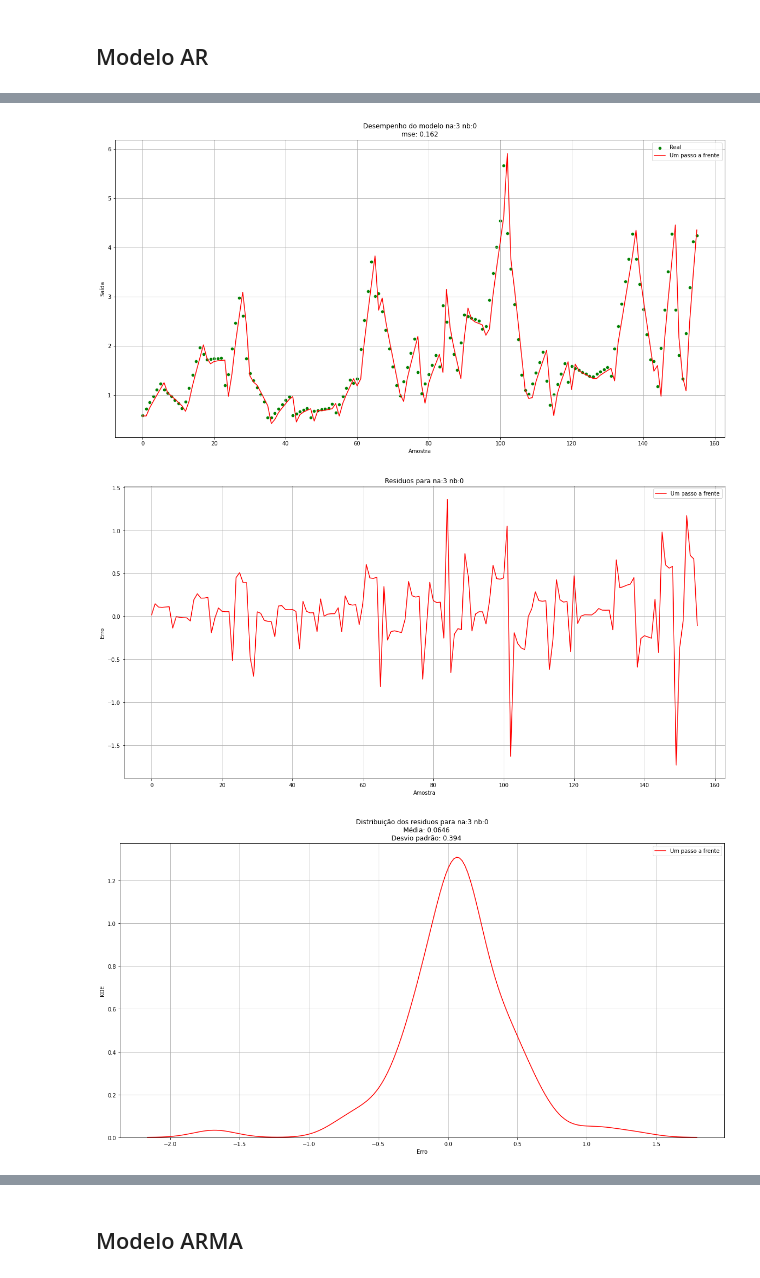
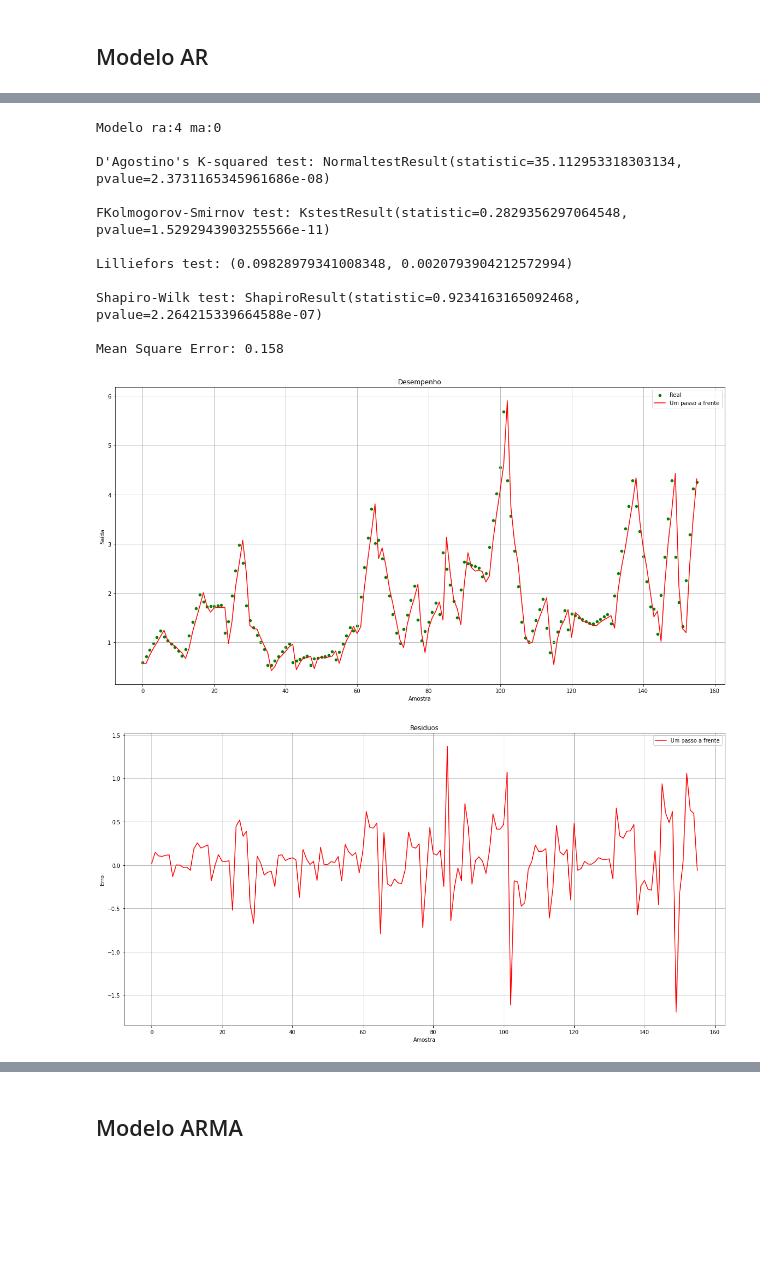
Before and after one commit to CaioMizerkowski/mestrado, a Jupyter notebook: EELT7016/trabalho_01.ipynb, the cells around one changed output, grey strips where cells are left out. Cells and saved outputs as stored; diff of their text form; code cells hidden in the pictures; blank space fills up the shorter version.

```diff
--- a/EELT7016/trabalho_01.ipynb
+++ b/EELT7016/trabalho_01.ipynb
@@ -26,7 +28,9 @@ warnings.filterwarnings("ignore")
 def testes_normalidade(resid):
     print(f"D'Agostino's K-squared test: {sp.stats.normaltest(resid)}\n")
     print(f"FKolmogorov-Smirnov test: {sp.stats.kstest(resid, 'norm')}\n")
-    print(f"Lilliefors test: {sm.stats.diagnostic.lilliefors(resid, dist='norm', pvalmethod='table')}\n")
+    print(
+        f"Lilliefors test: {sm.stats.diagnostic.lilliefors(resid, dist='norm', pvalmethod='table')}\n"
+    )
     print(f"Shapiro-Wilk test: {sp.stats.shapiro(resid)}\n")
 # %%
 def plot_resid(t, resid, title):
@@ -189,13 +193,27 @@ Mean Square Error: 0.162
-# %%
-title = f"Desempenho do modelo na:{na} nb:{nb}\nmse: {mse:.3}"
-plot_serie(t, y, yest, title)
-
-title = f"Residuos para na:{na} nb:{nb}"
-plot_resid(t, resid, title)
-
-title = f"Distribuição dos residuos para na:{na} nb:{nb}"
-ked_resid(resid, title)
-# %% [output]
-[figure, removed]
-[figure, removed]
-[figure, removed]
+# %%
+mse_low = np.Inf
+best = 0
+
+for na in range(1, 5):
+    _, mse, _, _ = train_ar(u, y, train, na, 0)
+    if mse_low > mse:
+        best = na
+        mse_low = mse
+
+na = best
+resid, mse, params, yest = train_ar(u, y, train, na, 0)
+plots_metricas_arma(resid, t, y, yest, na, 0, mse)
+# %% [output]
+Modelo ra:4 ma:0
+
+D'Agostino's K-squared test: NormaltestResult(statistic=35.112953318303134, pvalue=2.3731165345961686e-08)
+
+FKolmogorov-Smirnov test: KstestResult(statistic=0.2829356297064548, pvalue=1.5292943903255566e-11)
+
+Lilliefors test: (0.09828979341008348, 0.0020793904212572994)
+
+Shapiro-Wilk test: ShapiroResult(statistic=0.9234163165092468, pvalue=2.264215339664588e-07)
+
+Mean Square Error: 0.158
+[figure, added]
+[figure, added]
```
Also changed, not shown: parts of 21 cells of this notebook, 1 other file.
